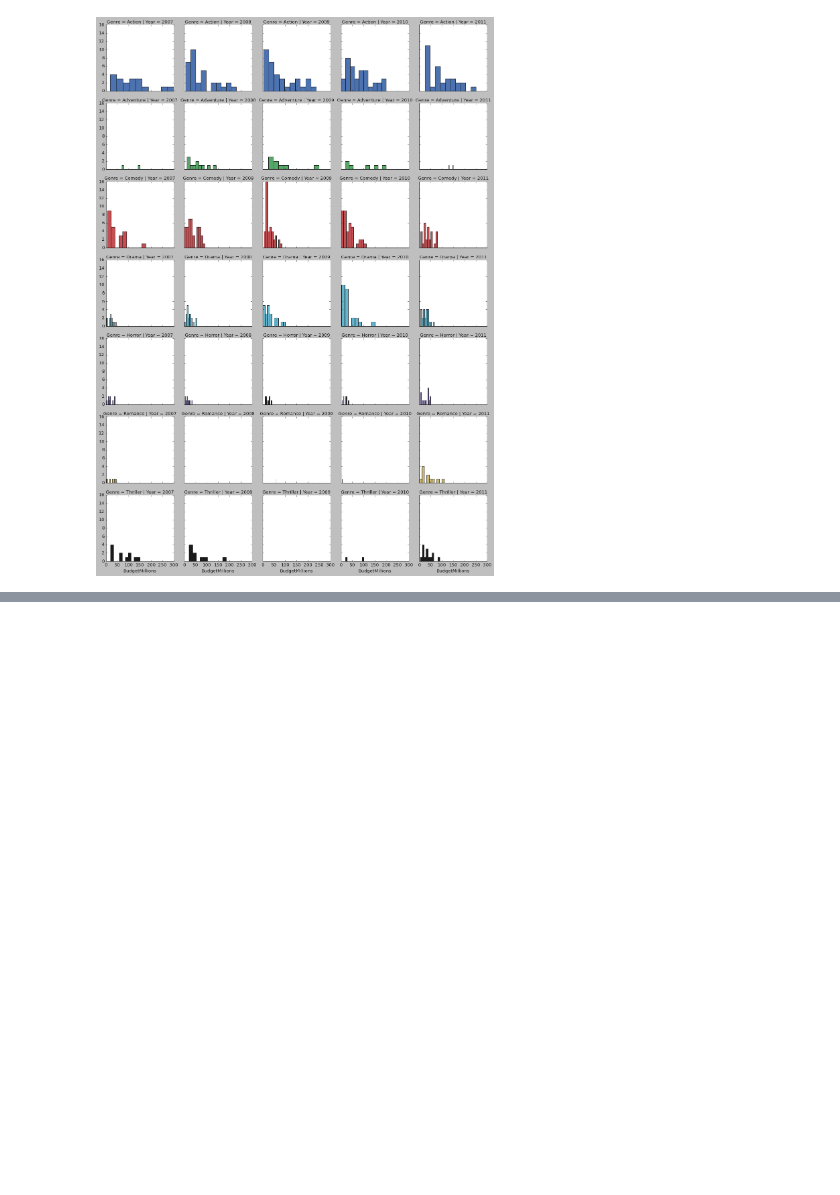
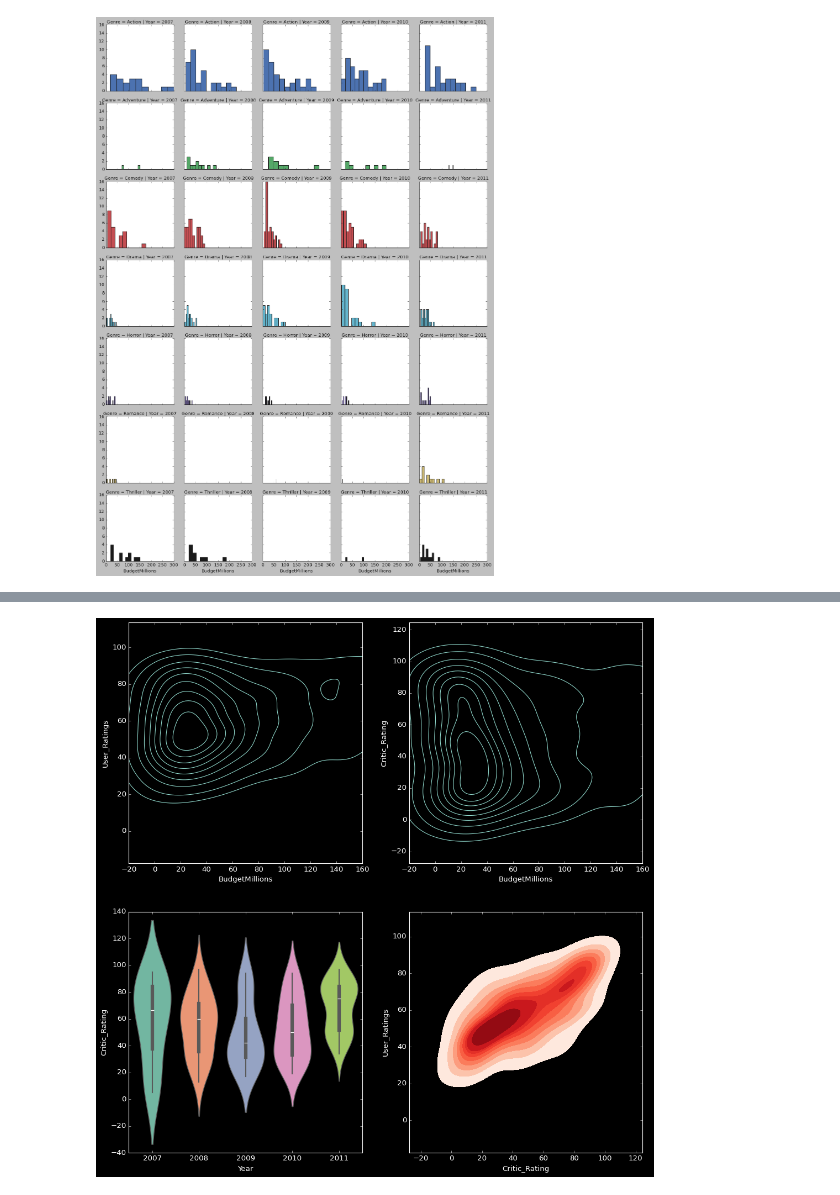
Before and after one commit to corpsedust/NareshIT, a Jupyter notebook: DailyClassroomNotes/27th February.ipynb, the cells around one changed output, grey strips where cells are left out. Saved outputs shown, nothing was run; the diff lists cells and outputs as text; code cells hidden in the pictures; blank space fills up the shorter version.

```diff
--- a/DailyClassroomNotes/27th February.ipynb
+++ b/DailyClassroomNotes/27th February.ipynb
@@ -365,0 +372,18 @@ g = g.map(plt.hist, "BudgetMillions")
+# %%
+#Python is not a vectorized programming language
+#Building dashboards  (dashboard - combination of charts and insights)
+
+plt.style.use('dark_background')
+f, axes = plt.subplots(2,2, figsize = (15,15))
+
+k1 = sns.kdeplot(x = df.BudgetMillions, y = df.User_Ratings, ax = axes[0,0] )
+k2 = sns.kdeplot(x = df.BudgetMillions, y = df.Critic_Rating, ax = axes[0,1])
+
+k1.set(xlim = (-20, 160))
+k2.set(xlim = (-20, 160))
+
+k3 = sns.violinplot(data = df[df.Genre == "Drama"], x = "Year", y = "Critic_Rating",palette="Set2", ax = axes[1,0])
+k4 = sns.kdeplot(x = df.Critic_Rating, y = df.User_Ratings, shade = True, shade_lowest = False, cmap = "Reds", ax = axes[1,1])
+plt.show()
+# %% [output]
+[figure, added]
```
Also changed, not shown: parts of 3 cells of this notebook.
